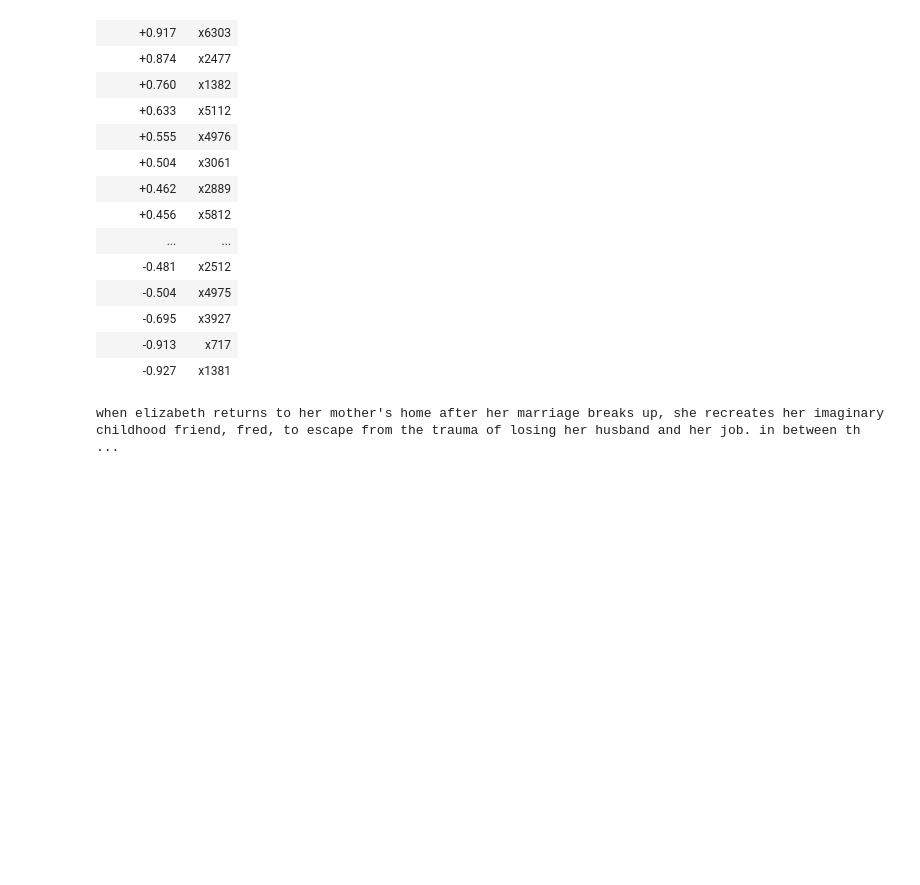
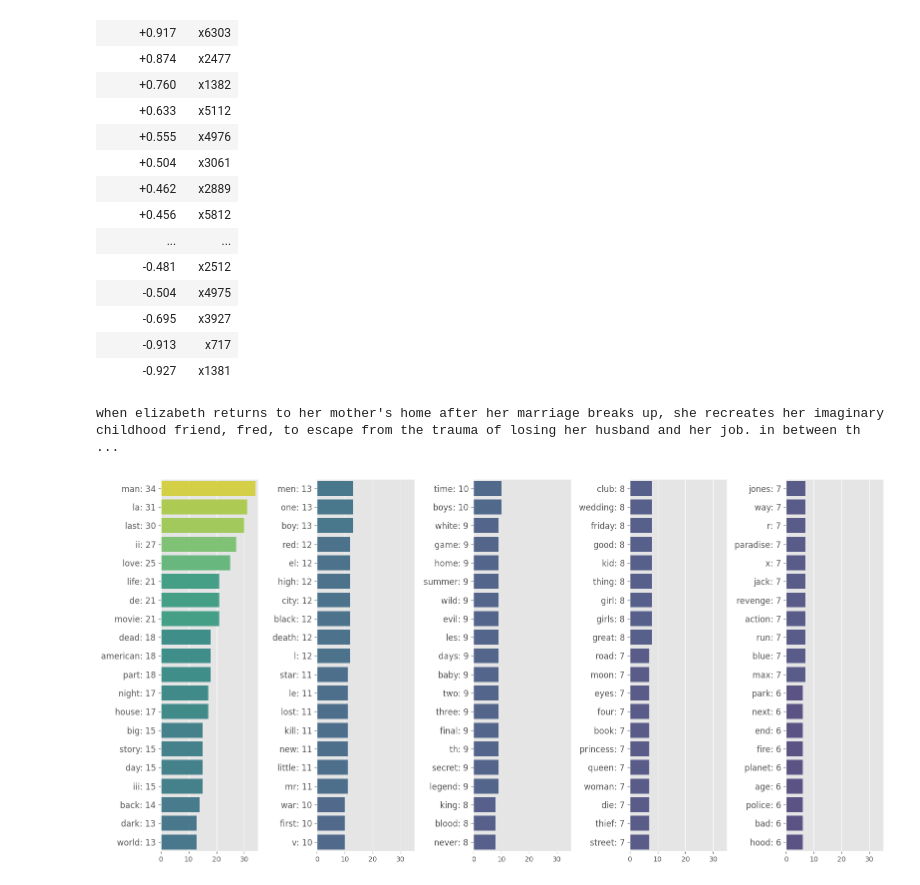
Before and after one commit to themothy4/Data_Analytics_Project, a Jupyter notebook: Boxoffice/Boxoffice.ipynb, the cells around one changed output. Drawn from its saved outputs; the diff is of its cells as text; code cells hidden in the pictures; blank space fills up the shorter version.

Commit message:
Frequent words

```diff
--- a/Boxoffice/Boxoffice.ipynb
+++ b/Boxoffice/Boxoffice.ipynb
@@ -167,0 +197,27 @@ when elizabeth returns to her mother's home after her marriage breaks up, she re
+# %%
+#index list for slicing
+index_list = [[i[0], i[-1]+1] for i in np.array_split(range(100), 5)]
+
+n = df_words['count'].max()
+color_dict = get_colordict('viridis', n, 1)
+
+fig, axs = plt.subplots(1, 5, figsize=(16,8), facecolor='white', squeeze=False)
+for col, idx in zip(range(0,5), index_list):
+    df = df_words[idx[0]:idx[-1]]
+    label = [w + ': ' + str(n) for w, n in zip(df['words'], df['count'])]
+    color_l = [color_dict.get(i) for i in df['count']]
+    x = list(df['count'])
+    y = list(range(0, 20))
+
+    sns.barplot(x = x, y = y, data = df, alpha = 0.9, orient = 'h', ax = axs[0][col], palette= color_l)
+    axs[0][col].set_xlim(0, n+1)
+    axs[0][col].set_yticklabels(label, fontsize = 12)
+    axs[0][col].spines['bottom'].set_color('white')
+    axs[0][col].spines['right'].set_color('white')
+    axs[0][col].spines['top'].set_color('white')
+    axs[0][col].spines['left'].set_color('white')
+
+plt.tight_layout()
+plt.show()
+# %% [output]
+[figure, added]
```
Also changed, not shown: parts of 2 cells of this notebook.
